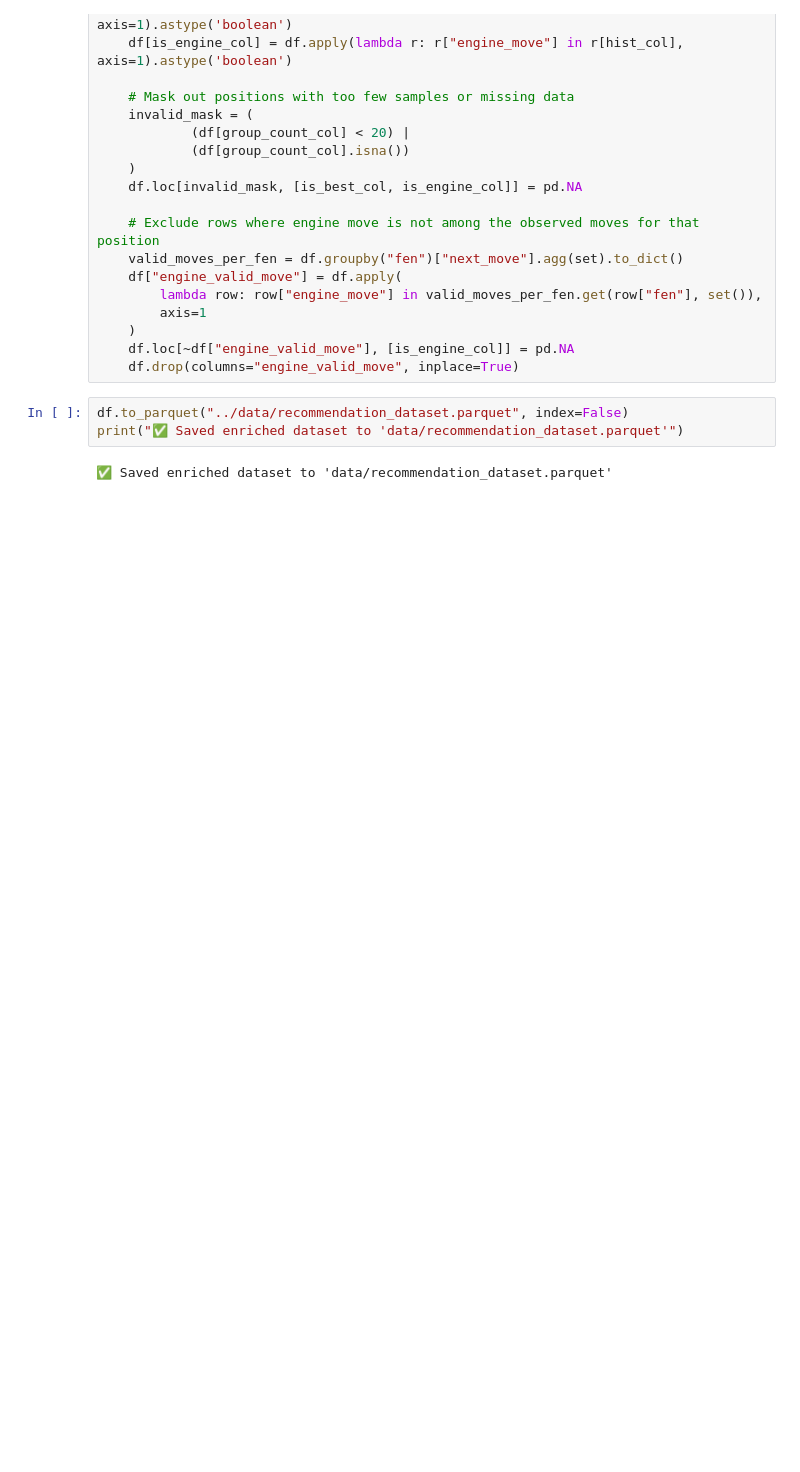
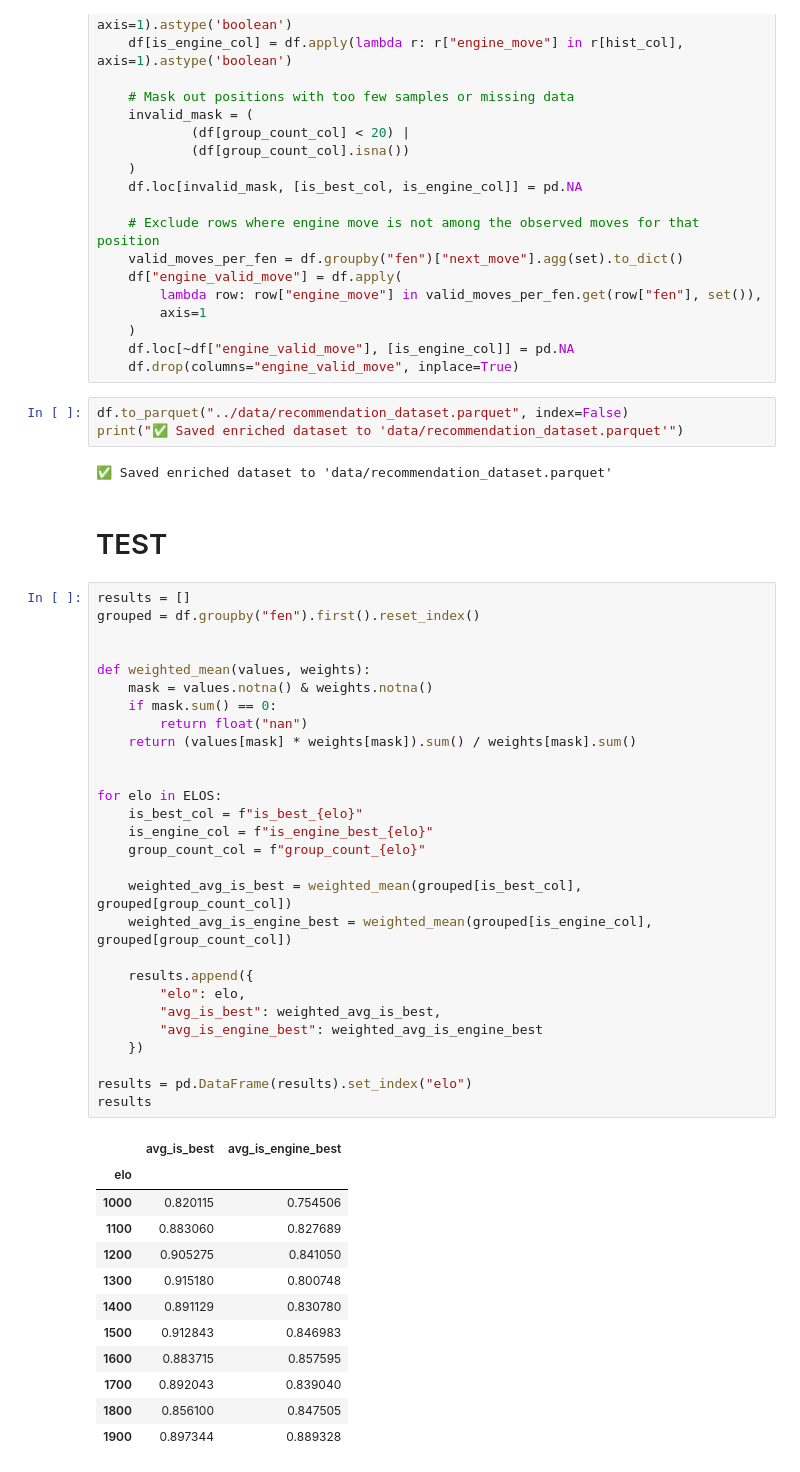
Before and after one commit to croco22/chess, a Jupyter notebook: pipeline/p5_feature_importance.ipynb, the cells around one changed output. Cells and saved outputs as stored; diff of their text form; blank space fills up the shorter version.

Commit message:
Test Standardization per Elo

```diff
--- a/pipeline/p5_feature_importance.ipynb
+++ b/pipeline/p5_feature_importance.ipynb
@@ -151,3 +151,46 @@ df.to_parquet("../data/recommendation_dataset.parquet", index=False)
 print("✅ Saved enriched dataset to 'data/recommendation_dataset.parquet'")
 # %% [output]
 ✅ Saved enriched dataset to 'data/recommendation_dataset.parquet'
+# %% [markdown]
+# TEST
+# %%
+results = []
+grouped = df.groupby("fen").first().reset_index()
+
+
+def weighted_mean(values, weights):
+    mask = values.notna() & weights.notna()
+    if mask.sum() == 0:
+        return float("nan")
+    return (values[mask] * weights[mask]).sum() / weights[mask].sum()
+
+
+for elo in ELOS:
+    is_best_col = f"is_best_{elo}"
+    is_engine_col = f"is_engine_best_{elo}"
+    group_count_col = f"group_count_{elo}"
+
+    weighted_avg_is_best = weighted_mean(grouped[is_best_col], grouped[group_count_col])
+    weighted_avg_is_engine_best = weighted_mean(grouped[is_engine_col], grouped[group_count_col])
+
+    results.append({
+        "elo": elo,
+        "avg_is_best": weighted_avg_is_best,
+        "avg_is_engine_best": weighted_avg_is_engine_best
+    })
+
+results = pd.DataFrame(results).set_index("elo")
+results
+# %% [output]
+|  | avg_is_best | avg_is_engine_best |
+| elo |  |  |
+| 1000 | 0.820115 | 0.754506 |
+| 1100 | 0.883060 | 0.827689 |
+| 1200 | 0.905275 | 0.841050 |
+| 1300 | 0.915180 | 0.800748 |
+| 1400 | 0.891129 | 0.830780 |
+| 1500 | 0.912843 | 0.846983 |
+| 1600 | 0.883715 | 0.857595 |
+| 1700 | 0.892043 | 0.839040 |
+| 1800 | 0.856100 | 0.847505 |
+| 1900 | 0.897344 | 0.889328 |
```
Also changed, not shown: parts of 5 cells of this notebook, 6 other files.
